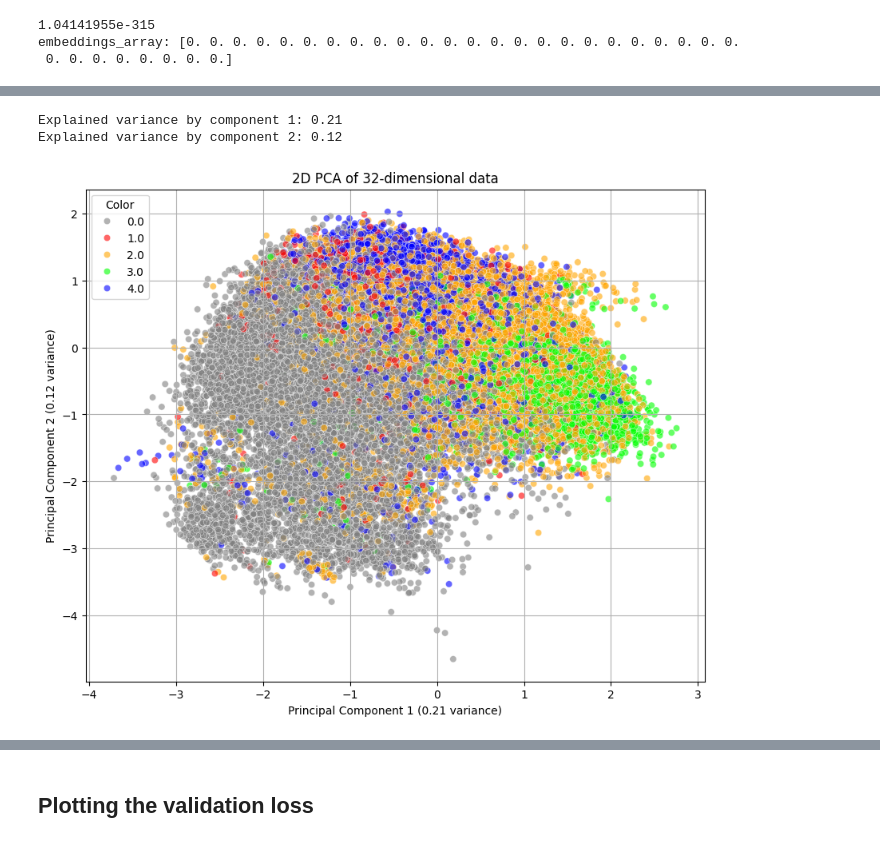
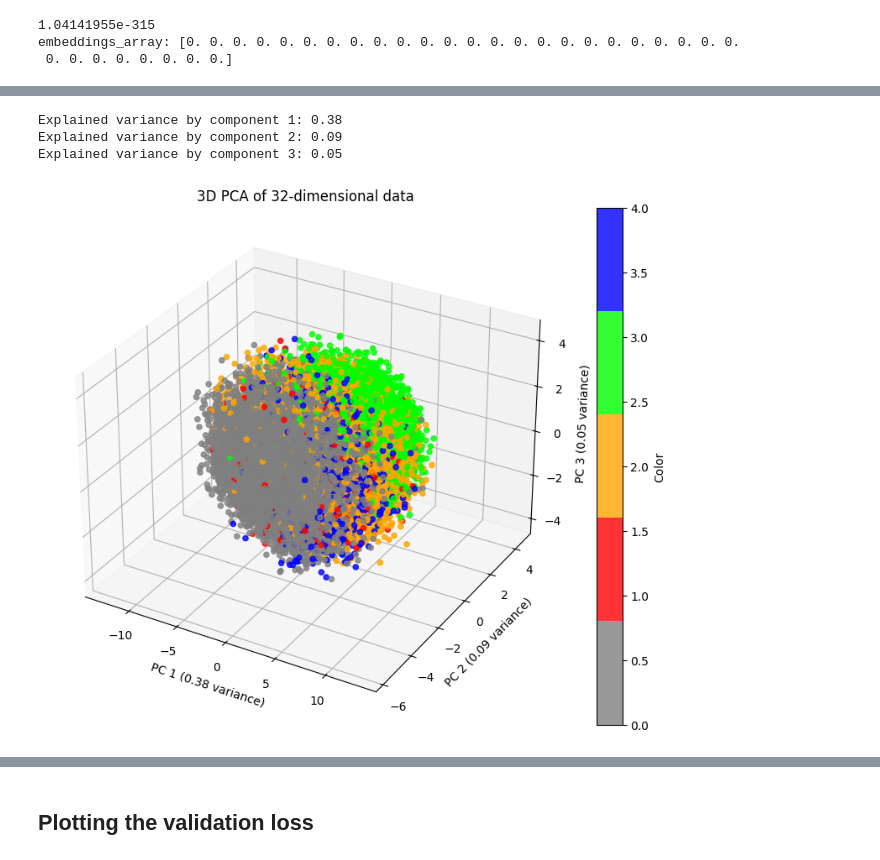
Before and after one commit to MatteoManni99/physioex, a Jupyter notebook: examples/autoencoder_experiments.ipynb, the cells around one changed output, grey strips where cells are left out. Drawn from its saved outputs; the diff is of its cells as text; code cells hidden in the pictures.

```diff
--- a/examples/autoencoder_experiments.ipynb
+++ b/examples/autoencoder_experiments.ipynb
@@ -653,8 +670,8 @@ labels_array_ref = labels_array[0:1676032] # edf dreem mass shhs
 #np.save('embeddings_mass_ssh.npy', embeddings_array_ref)
 #np.save('labels_mass_ssh.npy', labels_array_ref)
 # %%
-embeddings_array_ref = np.load('embeddings_mass_ssh_seqsleepnet.npy')
-labels_array_ref = np.load('labels_mass_ssh_seqsleepnet.npy')
+embeddings_array_ref = np.load('embeddings_mass_ssh_conv3d.npy')
+labels_array_ref = np.load('labels_mass_ssh_conv3d.npy')
 # %%
 import matplotlib.pyplot as plt
 from sklearn.decomposition import PCA
@@ -843,6 +914,7 @@ for d in (1,3,6,11,14,16,20,22,23,25,31):
 # %%
-plot_pca_2d(embeddings_array_ref, labels_array_ref, percentage=0.02)
+plot_pca_3d(embeddings_array_ref, labels_array_ref, percentage=0.02)
 # %% [output]
-Explained variance by component 1: 0.21
-Explained variance by component 2: 0.12
+Explained variance by component 1: 0.38
+Explained variance by component 2: 0.09
+Explained variance by component 3: 0.05
-[figure, old version]
+[figure, new version]
```
Also changed, not shown: parts of 13 cells of this notebook, 13 other files.
